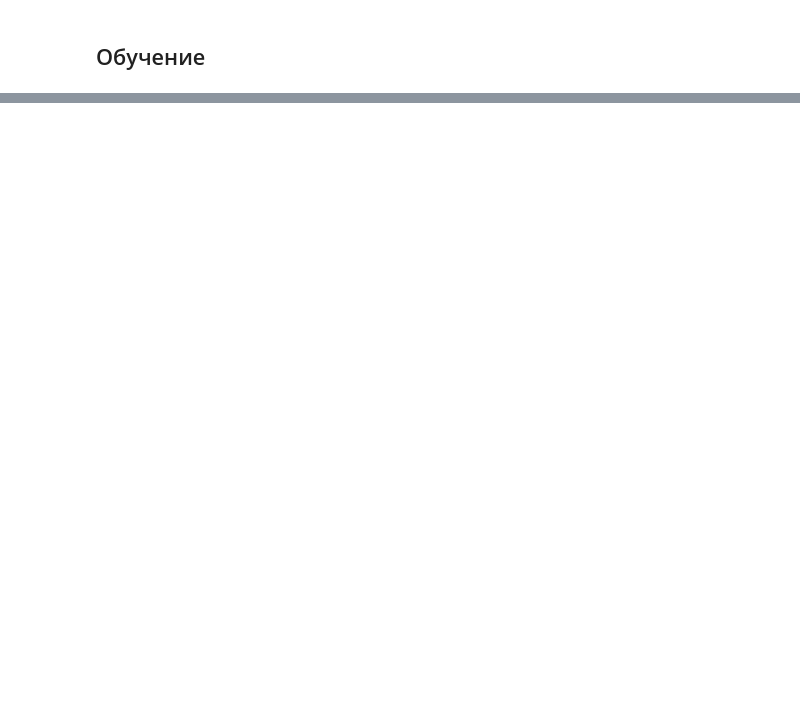
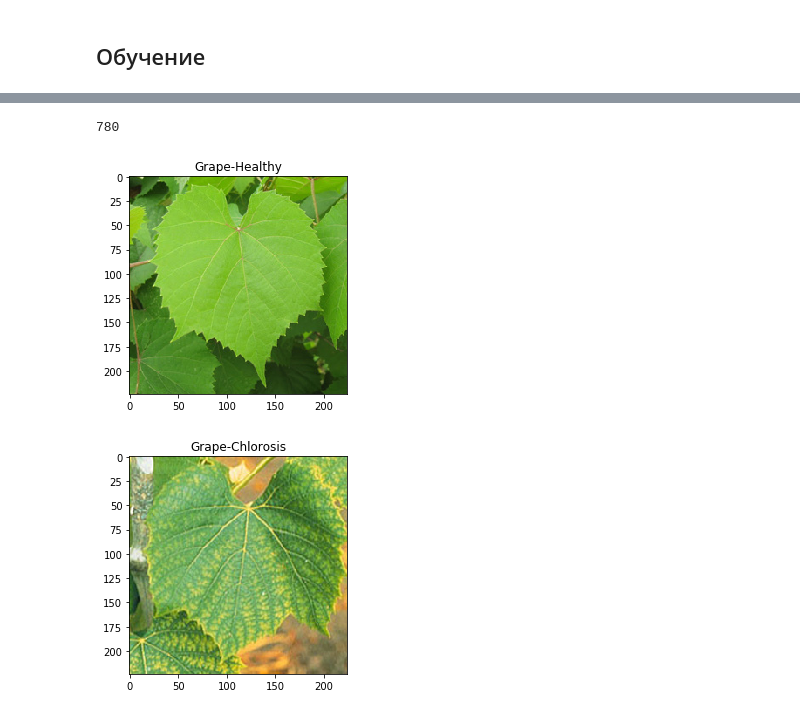
Before and after one commit to datdefboi/plants-health-detector, a Jupyter notebook: plants.ipynb, the cells around one changed output, grey strips where cells are left out. Cells and saved outputs as stored; diff of their text form; code cells hidden in the pictures; blank space fills up the shorter version.

Commit message:
feat: some common functions for mistakes visualization

```diff
--- a/plants.ipynb
+++ b/plants.ipynb
@@ -135,0 +214,18 @@ find_failed()
+# %%
+def get_by_name(name):
+    return list(filter(lambda x: x[1] == name, enumerate(diseases)))
+# %%
+get_by_name('Cotton-Healthy')[0][0]
+# %% [output]
+780
+# %%
+def draw(id):
+    plt.figure()
+    plt.title(diseases[id])
+    plt.imshow(images[id].astype("int"))
+# %%
+draw(get_by_name('Grape-Healthy')[1][0])
+draw(get_by_name('Grape-Chlorosis')[1][0])
+# %% [output]
+[figure, added]
+[figure, added]
```
Also changed, not shown: parts of 13 cells of this notebook.
